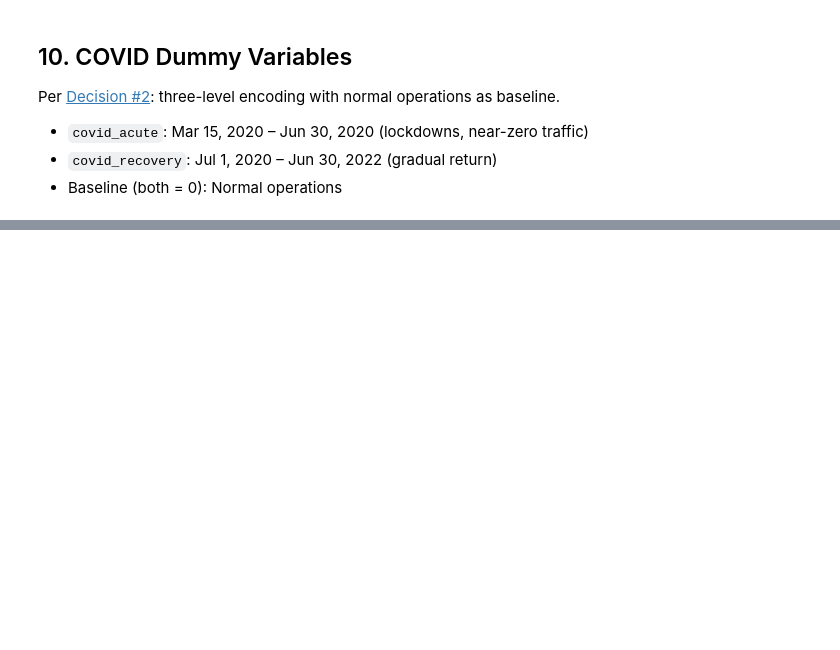
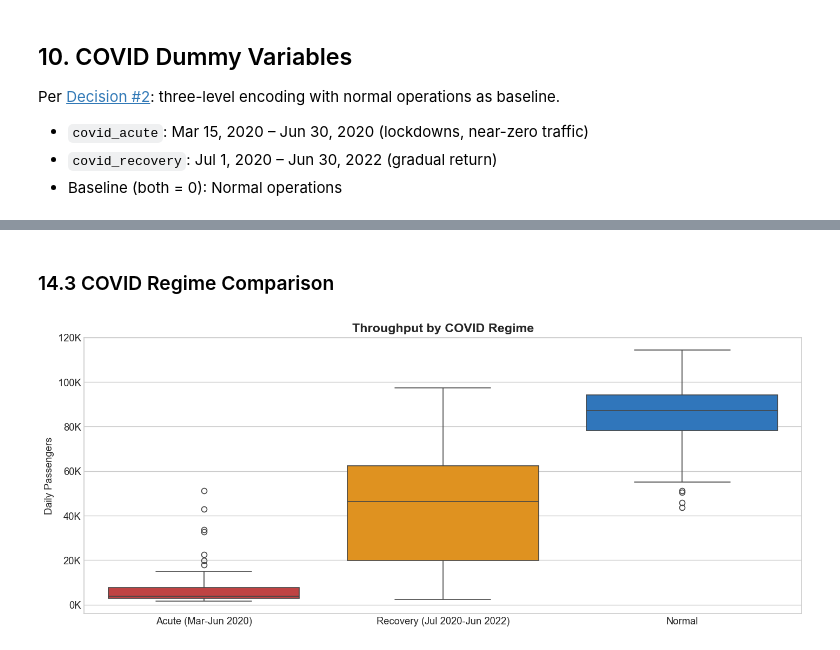
Before and after one commit to Arden-Zhu/jfk-passenger-forecasting, a Jupyter notebook: notebooks/02_feature_engineering.ipynb, the cells around one changed output, grey strips where cells are left out. Cells and saved outputs as stored; diff of their text form; code cells hidden in the pictures; blank space fills up the shorter version.

```diff
--- a/notebooks/02_feature_engineering.ipynb
+++ b/notebooks/02_feature_engineering.ipynb
@@ -410,0 +614,31 @@ Date range after: 2020-01-01 to 2025-05-31
+# %% [markdown]
+### 14.3 COVID Regime Comparison
+# %%
+fig, ax = plt.subplots(figsize=(12, 5))
+
+def regime_label(row):
+    if row['covid_acute']:
+        return 'Acute (Mar-Jun 2020)'
+    elif row['covid_recovery']:
+        return 'Recovery (Jul 2020-Jun 2022)'
+    else:
+        return 'Normal'
+
+df['_regime'] = df.apply(regime_label, axis=1)
+order = ['Acute (Mar-Jun 2020)', 'Recovery (Jul 2020-Jun 2022)', 'Normal']
+palette = {'Acute (Mar-Jun 2020)': '#D32F2F',
+           'Recovery (Jul 2020-Jun 2022)': '#FF9800',
+           'Normal': '#1976D2'}
+
+sns.boxplot(data=df, x='_regime', y=target, order=order, palette=palette, ax=ax)
+ax.set_title('Throughput by COVID Regime', fontsize=14, fontweight='bold')
+ax.set_xlabel('')
+ax.set_ylabel('Daily Passengers')
+ax.yaxis.set_major_formatter(plt.FuncFormatter(lambda x, p: f'{x/1000:.0f}K'))
+plt.tight_layout()
+plt.savefig(f'{FIGURES}/13_covid_regime_boxplot.png', dpi=150, bbox_inches='tight')
+plt.show()
+
+df = df.drop(columns=['_regime'])
+# %% [output]
+[figure, added]
```
Also changed, not shown: parts of 34 cells of this notebook, 6 other files.
